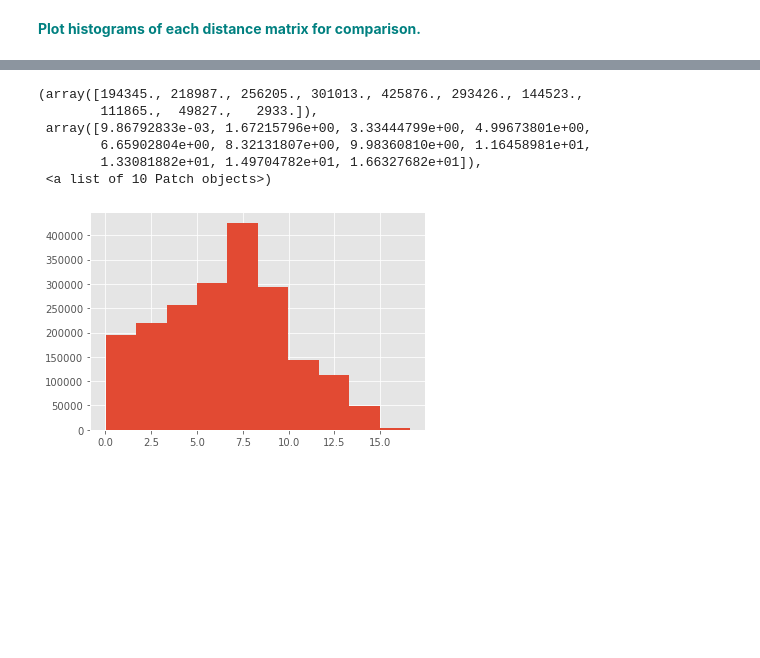
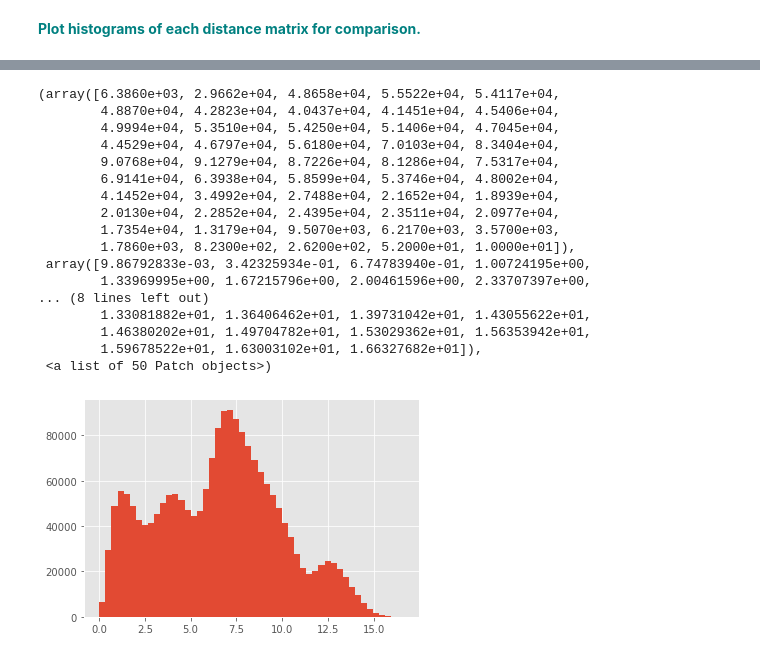
Before and after one commit to richasethi3/Springboard_Exercises, a Jupyter notebook: 15.2_Euclidean_and_Manhattan_Distances_Case_Study/Euclidean_and_Manhattan_Distances_Case_Study.ipynb, the cells around one changed output, grey strips where cells are left out. Cells and saved outputs as stored; diff of their text form; code cells hidden in the pictures; blank space fills up the shorter version.

```diff
--- a/15.2_Euclidean_and_Manhattan_Distances_Case_Study/Euclidean_and_Manhattan_Distances_Case_Study.ipynb
+++ b/15.2_Euclidean_and_Manhattan_Distances_Case_Study/Euclidean_and_Manhattan_Distances_Case_Study.ipynb
@@ -89,10 +100,21 @@ plt.hist(DistEuclid)
 # %%
-plt.hist(DistManhattan)
+plt.hist(DistManhattan, bins=50)
 # %% [output]
-(array([194345., 218987., 256205., 301013., 425876., 293426., 144523.,
-        111865.,  49827.,   2933.]),
- array([9.86792833e-03, 1.67215796e+00, 3.33444799e+00, 4.99673801e+00,
-        6.65902804e+00, 8.32131807e+00, 9.98360810e+00, 1.16458981e+01,
-        1.33081882e+01, 1.49704782e+01, 1.66327682e+01]),
- <a list of 10 Patch objects>)
+(array([6.3860e+03, 2.9662e+04, 4.8658e+04, 5.5522e+04, 5.4117e+04,
+        4.8870e+04, 4.2823e+04, 4.0437e+04, 4.1451e+04, 4.5406e+04,
+        4.9994e+04, 5.3510e+04, 5.4250e+04, 5.1406e+04, 4.7045e+04,
+        4.4529e+04, 4.6797e+04, 5.6180e+04, 7.0103e+04, 8.3404e+04,
+        9.0768e+04, 9.1279e+04, 8.7226e+04, 8.1286e+04, 7.5317e+04,
+        6.9141e+04, 6.3938e+04, 5.8599e+04, 5.3746e+04, 4.8002e+04,
+        4.1452e+04, 3.4992e+04, 2.7488e+04, 2.1652e+04, 1.8939e+04,
+        2.0130e+04, 2.2852e+04, 2.4395e+04, 2.3511e+04, 2.0977e+04,
+        1.7354e+04, 1.3179e+04, 9.5070e+03, 6.2170e+03, 3.5700e+03,
+        1.7860e+03, 8.2300e+02, 2.6200e+02, 5.2000e+01, 1.0000e+01]),
+ array([9.86792833e-03, 3.42325934e-01, 6.74783940e-01, 1.00724195e+00,
+        1.33969995e+00, 1.67215796e+00, 2.00461596e+00, 2.33707397e+00,
+... (8 lines left out)
+        1.33081882e+01, 1.36406462e+01, 1.39731042e+01, 1.43055622e+01,
+        1.46380202e+01, 1.49704782e+01, 1.53029362e+01, 1.56353942e+01,
+        1.59678522e+01, 1.63003102e+01, 1.66327682e+01]),
+ <a list of 50 Patch objects>)
-[figure, old version]
+[figure, new version]
```
Also changed, not shown: parts of 2 cells of this notebook.
